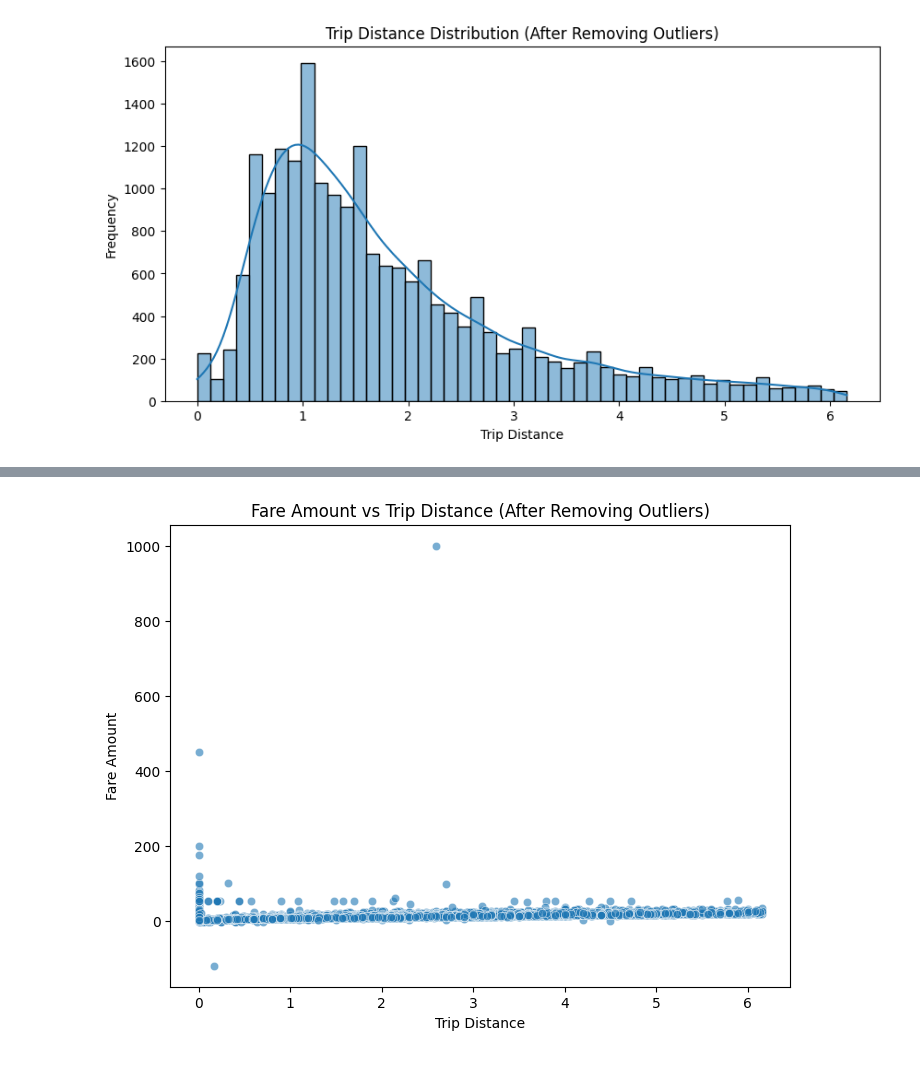
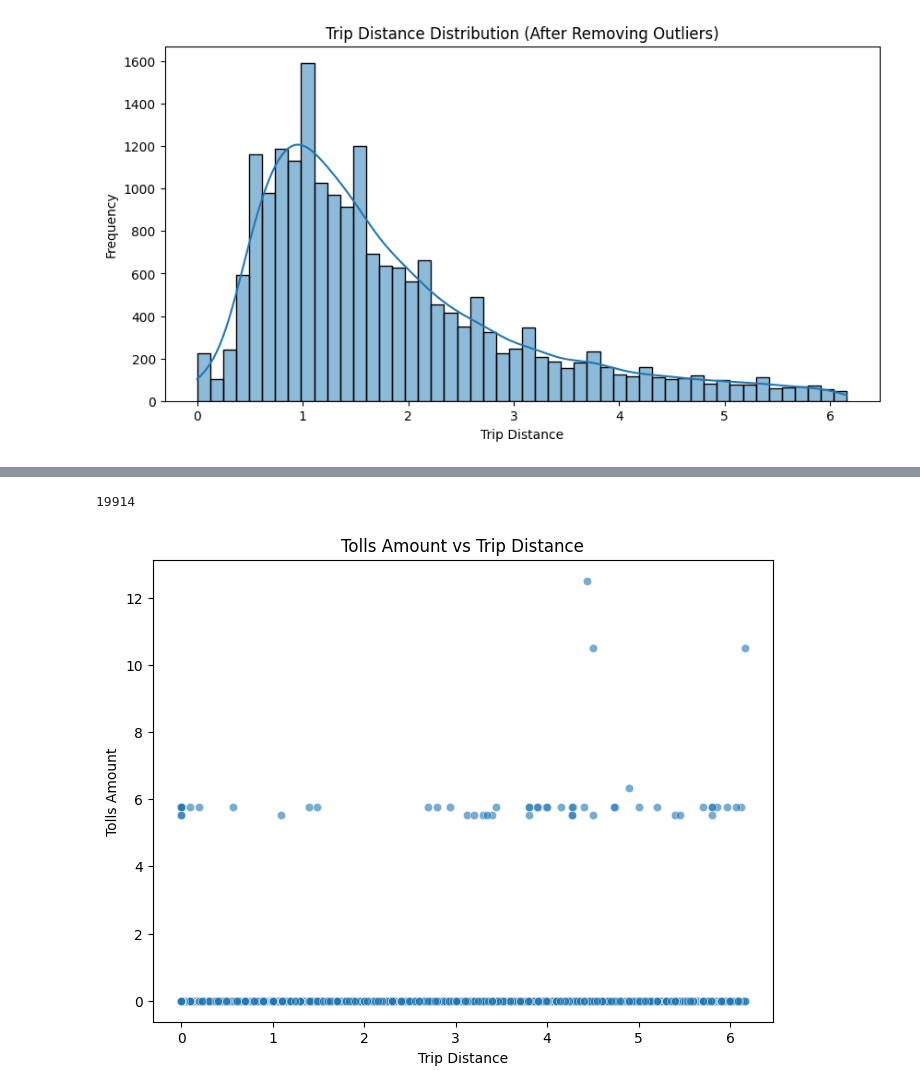
Before and after one commit to kahram-y/first-repository, a Jupyter notebook: DataCleansing/trip.ipynb, the cells around one changed output, grey strips where cells are left out. Drawn from its saved outputs; the diff is of its cells as text; code cells hidden in the pictures.

```diff
--- a/DataCleansing/trip.ipynb
+++ b/DataCleansing/trip.ipynb
@@ -294,0 +279,15 @@ data[data['fare_amount'] > 0]
+# %%
+# fare_amount가 150을 초과한다면 150으로 변환
+
+def fare_func(x):
+    if x > 150:
+        return 150
+    else:
+        return x
+
+data['fare_amount'] = data['fare_amount'].apply(fare_func)
+
+
+# 람다로도 동일하게 변환 가능: data['fare_amount'] = data['fare_amount'].apply(lambda x: 150 if x > 150 else x)
+# %%
+data = data.sort_values('fare_amount')
@@ -294,0 +306,14 @@ data[data['fare_amount'] > 0]
+# %%
+# tip_amount 컬럼의 이상치를 IQR 기준으로 확인
+# IQR계산
+Q1 = data['tip_amount'].quantile(0.25)
+Q3 = data['tip_amount'].quantile(0.75)
+IQR = Q3 - Q1
+
+# 이상치 조건 정의
+lower_bound = Q1 - 1.5 * IQR
+upper_bound = Q3 + 1.5 * IQR
+
+# 이상치 추출
+outliers = data[(data['tip_amount'] < lower_bound) | (data['tip_amount'] > upper_bound)]
+outliers
@@ -295,15 +334,18 @@ data[data['fare_amount'] > 0]
+# %%
+# tip_amount 컬럼의 이상치 제거
+data = data[(data['tip_amount'] >= lower_bound) & (data['tip_amount'] <= upper_bound)]
+# %%
+# 이상치 제거 후 데이터 크기 확인
+len(data)
+# %% [output]
+19914
 # %%
-# fare_amount의 산점도(fare_amount vs trip_distance)를 그려보기
+# tolls_amount 컬럼의 산점도(tolls_amount vs trip_distance) 그려보기
 plt.figure(figsize=(8,6))
-sns.scatterplot(
-    x='trip_distance',
-    y='fare_amount',
-    data=data,
-    alpha=0.6
-)
-plt.title('Fare Amount vs Trip Distance (After Removing Outliers)')
+sns.scatterplot(x='trip_distance', y='tolls_amount', data=data, alpha=0.6)
+plt.title('Tolls Amount vs Trip Distance')
 plt.xlabel('Trip Distance')
-plt.ylabel('Fare Amount')
+plt.ylabel('Tolls Amount')
 plt.show()
 # %% [output]
-[figure, old version]
+[figure, new version]
```
Also changed, not shown: parts of 38 cells of this notebook.
